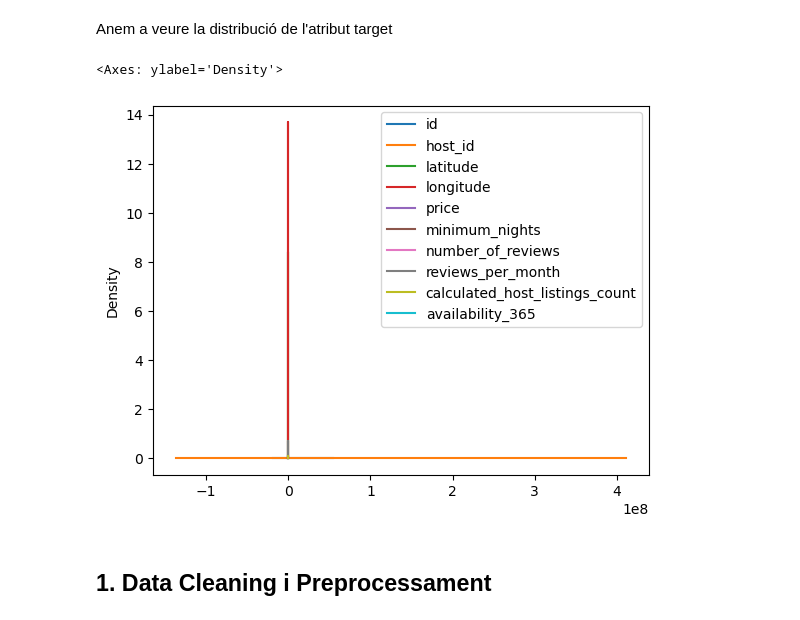
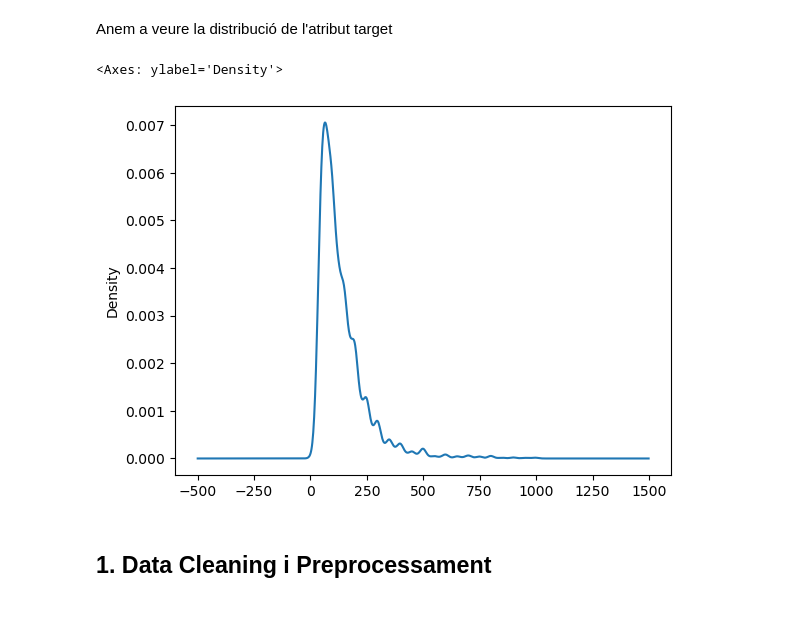
Before and after one commit to polvila25/CAS-KAGGLE-APC, a Jupyter notebook: cas_kaggle.ipynb, the cells around one changed output. Drawn from its saved outputs; the diff is of its cells as text; code cells hidden in the pictures.

```diff
--- a/cas_kaggle.ipynb
+++ b/cas_kaggle.ipynb
@@ -107,10 +107,10 @@ plt.show()
 # %% [markdown]
 Anem  a veure la distribució de l'atribut target
 # %%
-df['price'].plot.density()
+df[df['price'] < 1000]['price'].plot.density()
 # %% [output]
 <Axes: ylabel='Density'>
-[figure, old version]
+[figure, new version]
 # %% [markdown]
 ## 1. Data Cleaning i Preprocessament
 # %% [markdown]
```
Also changed, not shown: parts of 10 cells of this notebook.
